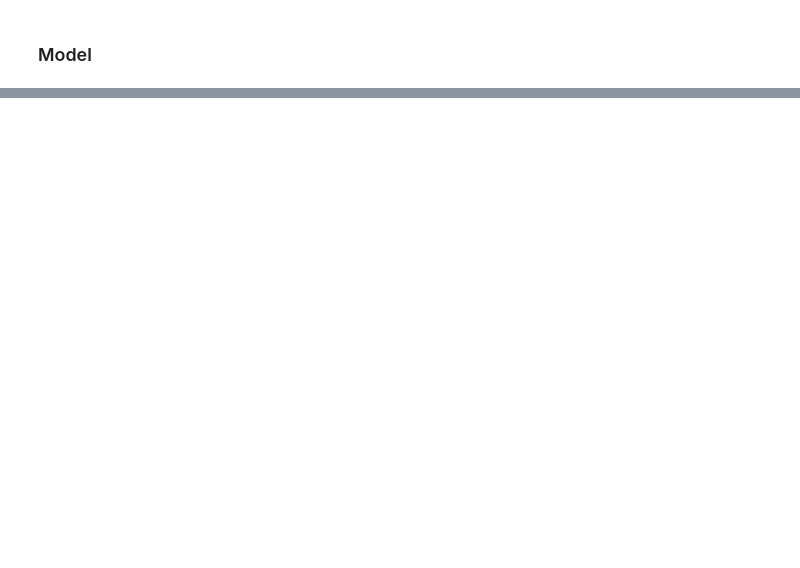
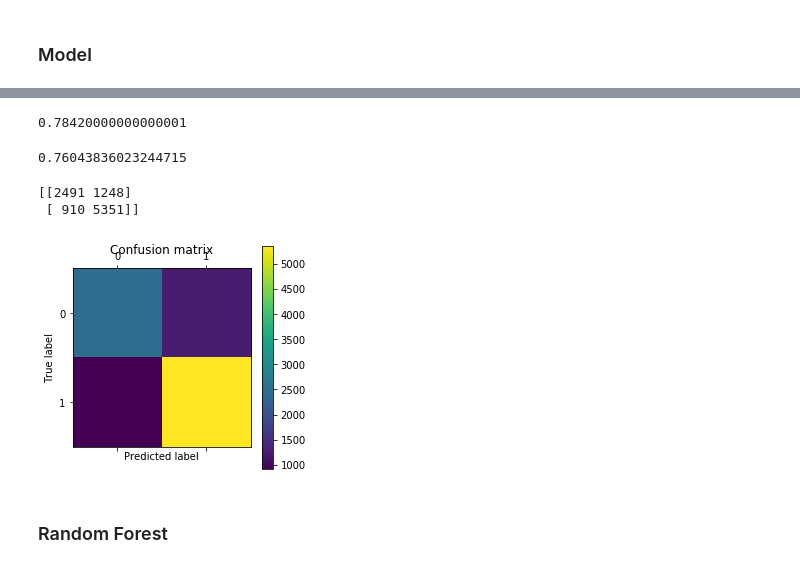
Before and after one commit to gogowenzhang/ride-sharing-churn-prediction, a Jupyter notebook: churn_prediction.ipynb, the cells around one changed output, grey strips where cells are left out. Drawn from its saved outputs; the diff is of its cells as text; code cells hidden in the pictures; blank space fills up the shorter version.

```diff
--- a/churn_prediction.ipynb
+++ b/churn_prediction.ipynb
@@ -383,0 +492,4 @@ See the caveats in the documentation: http://pandas.pydata.org/pandas-docs/stabl
+# %%
+gbc = GradientBoostingClassifier(n_estimators=500, max_depth=8, subsample=0.5,
+                                 max_features='auto', learning_rate=0.05, verbose=True)
+gbc.fit(X_train, y_train)
@@ -383,0 +505,16 @@ See the caveats in the documentation: http://pandas.pydata.org/pandas-docs/stabl
+# %%
+gbc.score(X_test,y_test)
+# %% [output]
+0.78420000000000001
+# %%
+skm.roc_auc_score(y_test, gbc.predict(X_test))
+# %% [output]
+0.76043836023244715
+# %%
+plot_confusion_matrix(gbc, X_test, y_test)
+# %% [output]
+[[2491 1248]
+ [ 910 5351]]
+[figure, added]
+# %% [markdown]
+### Random Forest
```
Also changed, not shown: parts of 41 cells of this notebook.
